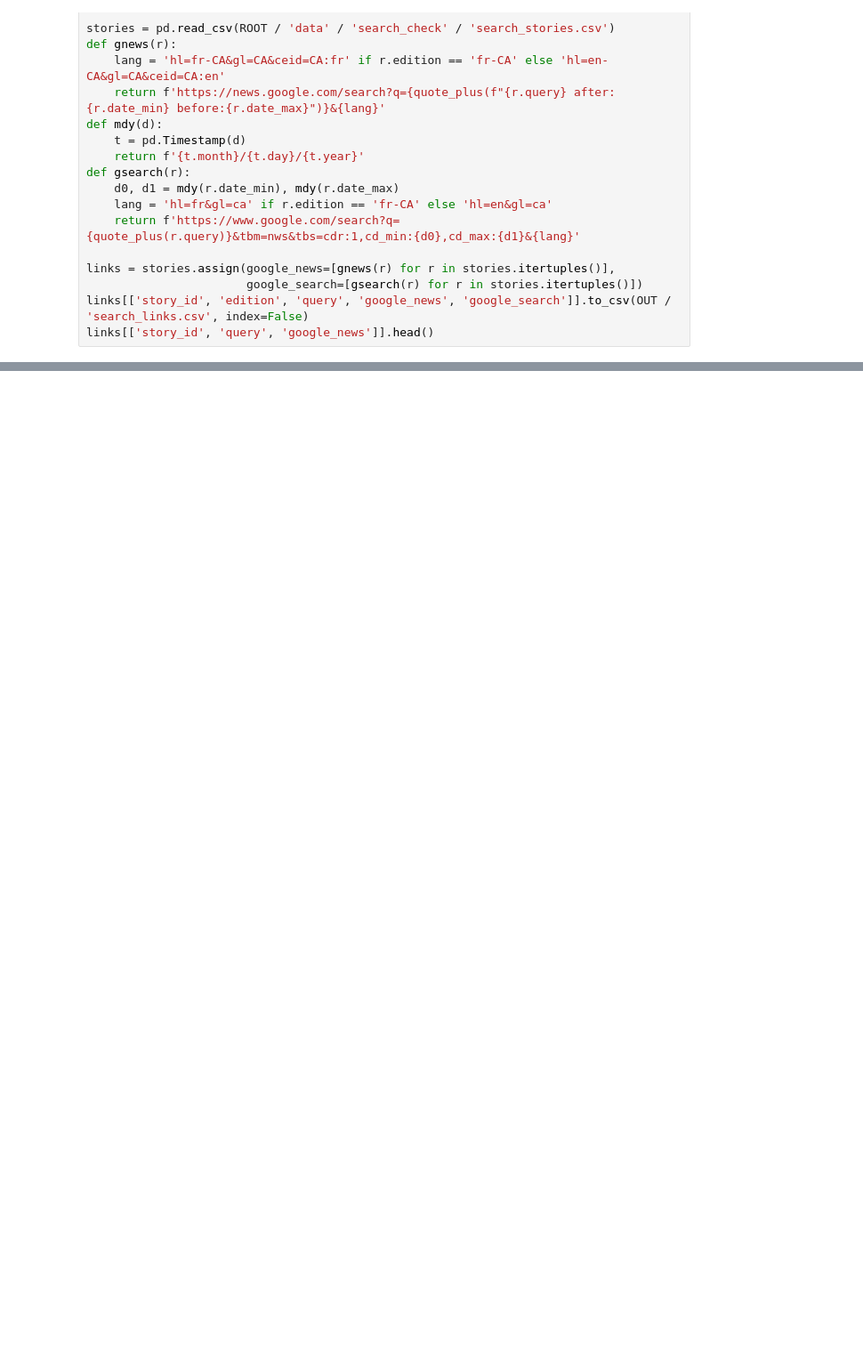
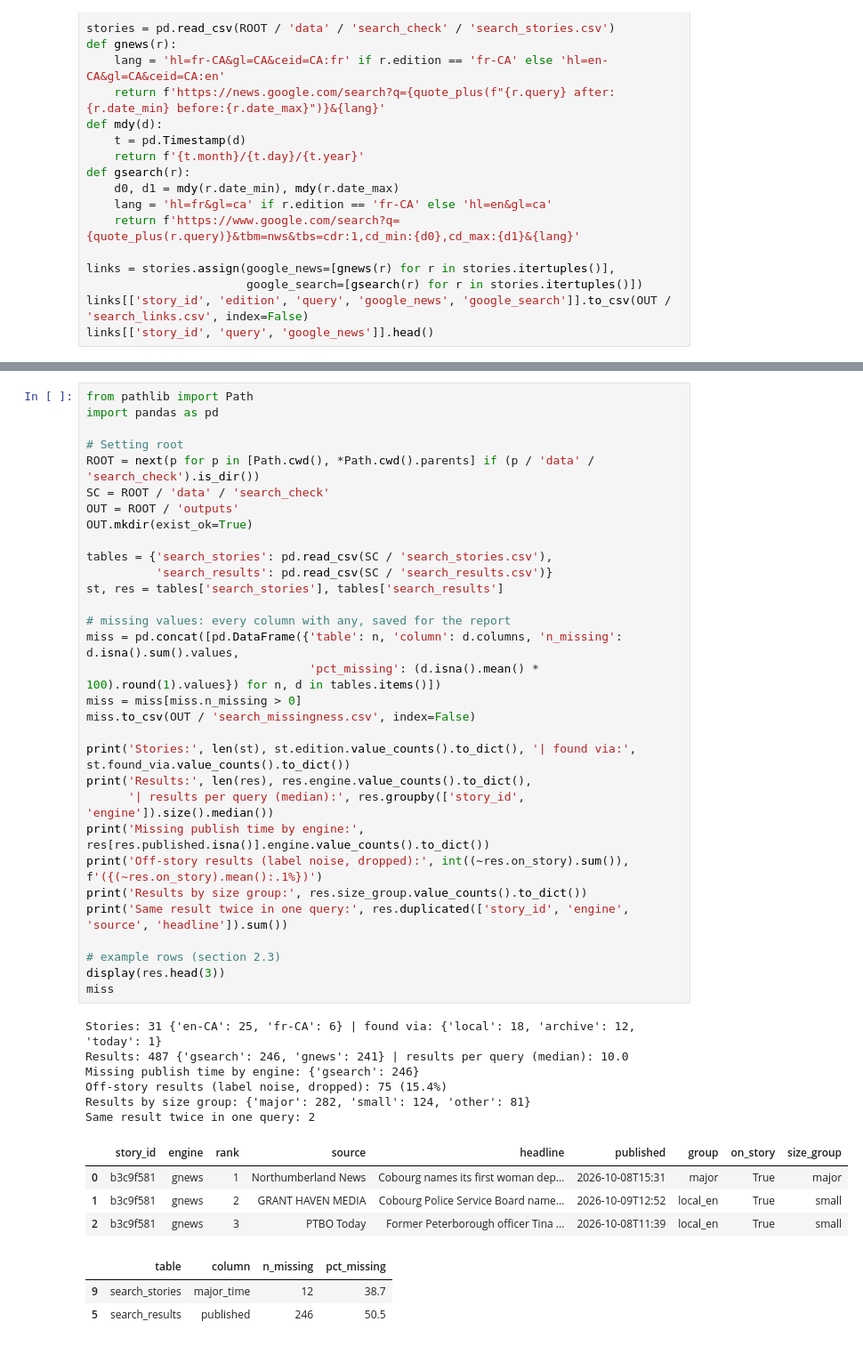
Before and after one commit to GitExcited/Behind-the-Feed-Data-Challenge, a Jupyter notebook: collection/03_search_links.ipynb, the cells around one changed output, grey strips where cells are left out. Shown at 89% size. Saved outputs shown, nothing was run; the diff lists cells and outputs as text; blank space fills up the shorter version.

```diff
--- a/collection/03_search_links.ipynb
+++ b/collection/03_search_links.ipynb
@@ -32,0 +38,45 @@ links[['story_id', 'query', 'google_news']].head()
+# %%
+from pathlib import Path
+import pandas as pd
+
+# Setting root
+ROOT = next(p for p in [Path.cwd(), *Path.cwd().parents] if (p / 'data' / 'search_check').is_dir())
+SC = ROOT / 'data' / 'search_check'
+OUT = ROOT / 'outputs'
+OUT.mkdir(exist_ok=True)
+
+tables = {'search_stories': pd.read_csv(SC / 'search_stories.csv'),
+          'search_results': pd.read_csv(SC / 'search_results.csv')}
+st, res = tables['search_stories'], tables['search_results']
+
+# missing values: every column with any, saved for the report
+miss = pd.concat([pd.DataFrame({'table': n, 'column': d.columns, 'n_missing': d.isna().sum().values,
+                                'pct_missing': (d.isna().mean() * 100).round(1).values}) for n, d in tables.items()])
+miss = miss[miss.n_missing > 0]
+miss.to_csv(OUT / 'search_missingness.csv', index=False)
+
+print('Stories:', len(st), st.edition.value_counts().to_dict(), '| found via:', st.found_via.value_counts().to_dict())
+print('Results:', len(res), res.engine.value_counts().to_dict(),
+      '| results per query (median):', res.groupby(['story_id', 'engine']).size().median())
+print('Missing publish time by engine:', res[res.published.isna()].engine.value_counts().to_dict())
+print('Off-story results (label noise, dropped):', int((~res.on_story).sum()), f'({(~res.on_story).mean():.1%})')
+print('Results by size group:', res.size_group.value_counts().to_dict())
+print('Same result twice in one query:', res.duplicated(['story_id', 'engine', 'source', 'headline']).sum())
+
+# example rows (section 2.3)
+display(res.head(3))
+miss
+# %% [output]
+Stories: 31 {'en-CA': 25, 'fr-CA': 6} | found via: {'local': 18, 'archive': 12, 'today': 1}
+Results: 487 {'gsearch': 246, 'gnews': 241} | results per query (median): 10.0
+Missing publish time by engine: {'gsearch': 246}
+Off-story results (label noise, dropped): 75 (15.4%)
+Results by size group: {'major': 282, 'small': 124, 'other': 81}
+Same result twice in one query: 2
+|  | story_id | engine | rank | source | headline | published | group | on_story | size_group |
+| 0 | b3c9f581 | gnews | 1 | Northumberland News | Cobourg names its first woman dep... | 2026-10-08T15:31 | major | True | major |
+| 1 | b3c9f581 | gnews | 2 | GRANT HAVEN MEDIA | Cobourg Police Service Board name... | 2026-10-09T12:52 | local_en | True | small |
+| 2 | b3c9f581 | gnews | 3 | PTBO Today | Former Peterborough officer Tina ... | 2026-10-08T11:39 | local_en | True | small |
+|  | table | column | n_missing | pct_missing |
+| 9 | search_stories | major_time | 12 | 38.7 |
+| 5 | search_results | published | 246 | 50.5 |
```
Also changed, not shown: parts of 1 cell of this notebook, 7 other files.
